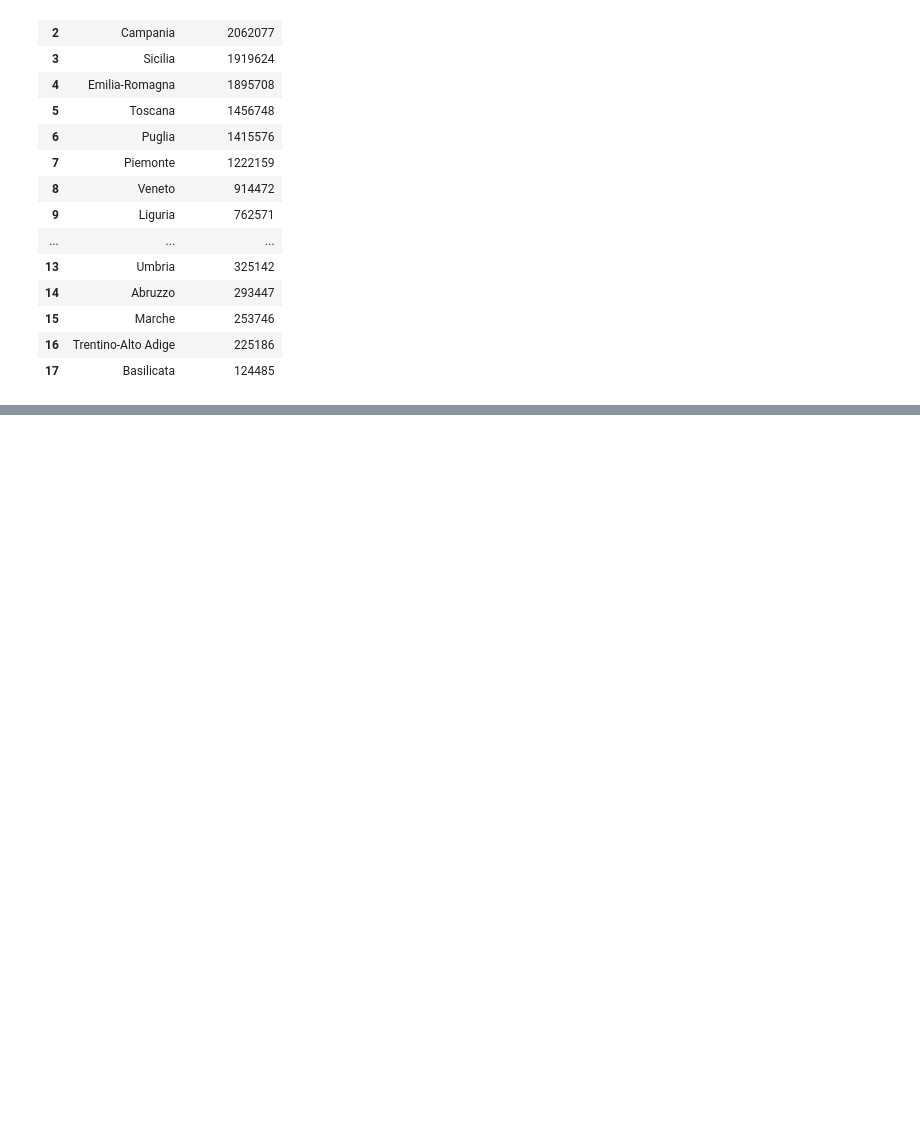
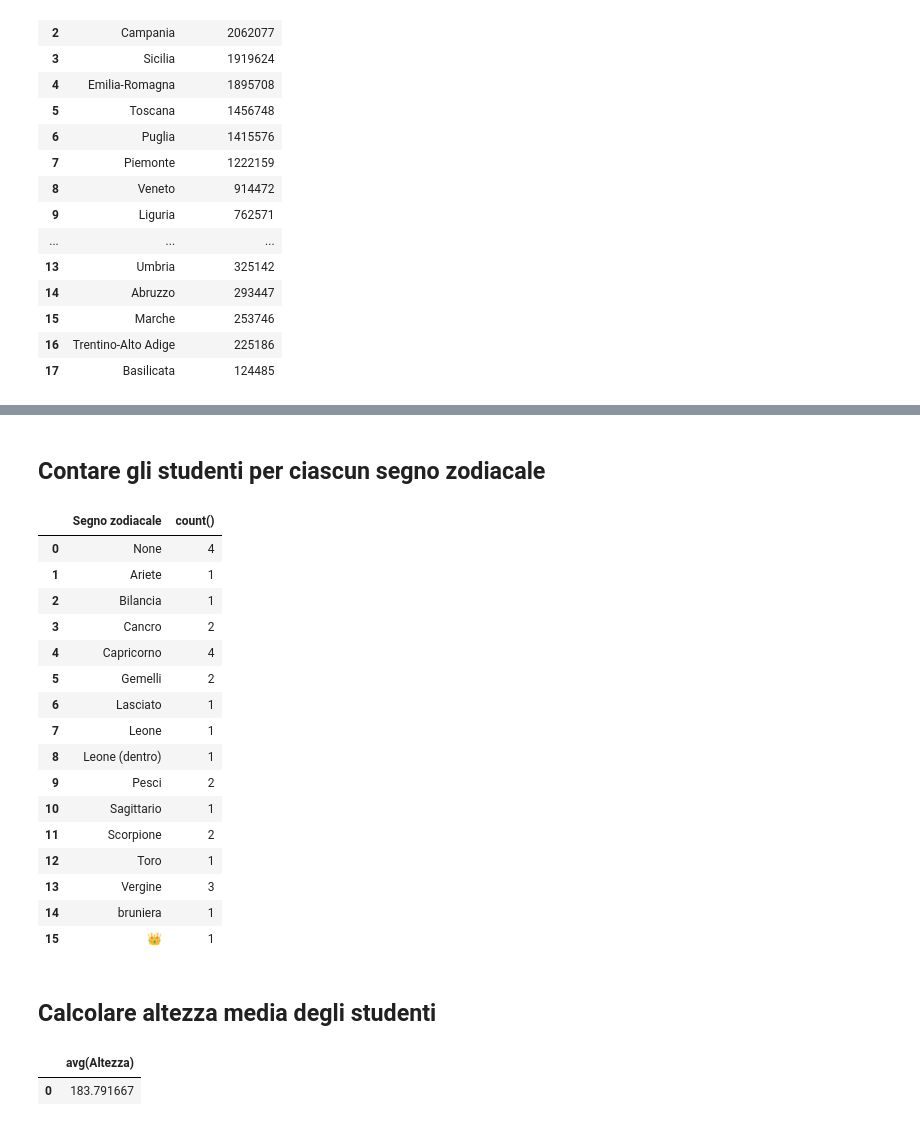
Before and after one commit to Spiro01/CorsoIts, a Jupyter notebook: BigData/jupyter/Esercizio_movimenti.ipynb, the cells around one changed output, grey strips where cells are left out. Drawn from its saved outputs; the diff is of its cells as text; code cells hidden in the pictures; blank space fills up the shorter version.

```diff
--- a/BigData/jupyter/Esercizio_movimenti.ipynb
+++ b/BigData/jupyter/Esercizio_movimenti.ipynb
@@ -190,0 +244,29 @@ pysqldf("select Regione, sum(Abitanti) as NumeroAbitanti from s2 group by Region
+# %% [markdown]
+## Contare gli studenti per ciascun segno zodiacale
+# %%
+pysqldf("select [Segno zodiacale], count() from s3 group by [Segno zodiacale]")
+# %% [output]
+|  | Segno zodiacale | count() |
+| 0 | None | 4 |
+| 1 | Ariete | 1 |
+| 2 | Bilancia | 1 |
+| 3 | Cancro | 2 |
+| 4 | Capricorno | 4 |
+| 5 | Gemelli | 2 |
+| 6 | Lasciato | 1 |
+| 7 | Leone | 1 |
+| 8 | Leone (dentro) | 1 |
+| 9 | Pesci | 2 |
+| 10 | Sagittario | 1 |
+| 11 | Scorpione | 2 |
+| 12 | Toro | 1 |
+| 13 | Vergine | 3 |
+| 14 | bruniera | 1 |
+| 15 | 👑 | 1 |
+# %% [markdown]
+## Calcolare altezza media degli studenti
+# %%
+pysqldf("select avg(Altezza) from s3")
+# %% [output]
+|  | avg(Altezza) |
+| 0 | 183.791667 |
```
Also changed, not shown: parts of 12 cells of this notebook, 1 other file.
